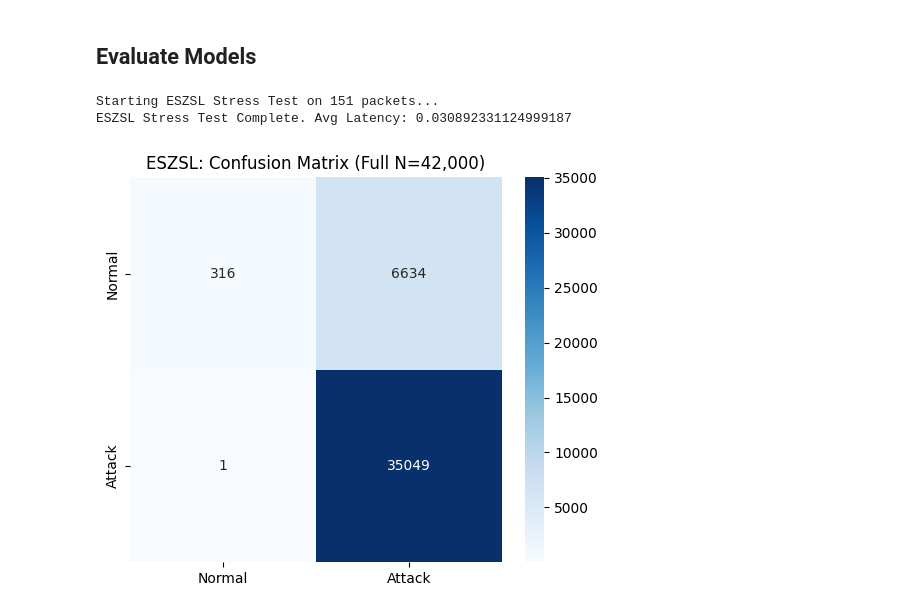
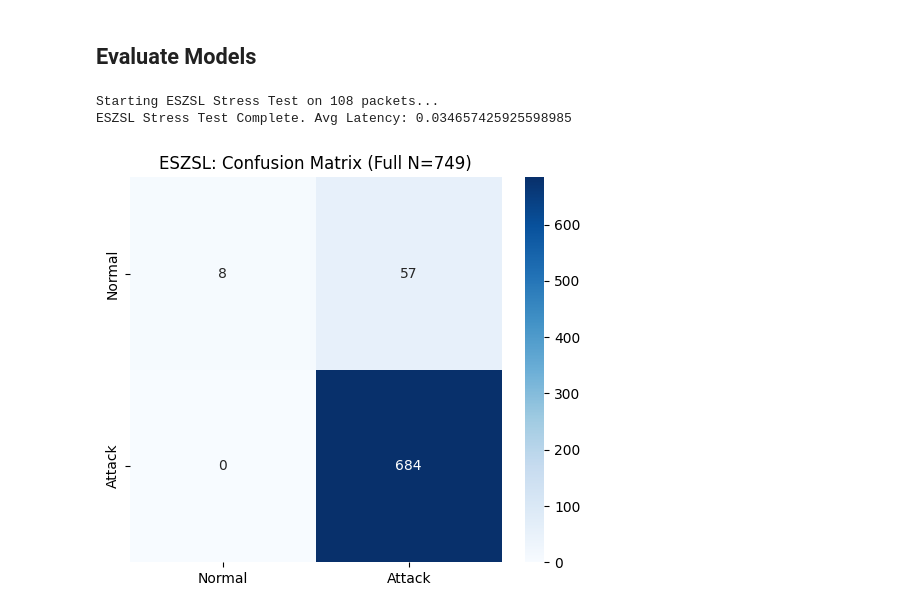
Before and after one commit to MohHaroon/XAI-based-ZSL-for-IIDS, a Jupyter notebook: Benchmark_ESZSL_ZDBERTa.ipynb, the cells around one changed output. Saved outputs shown, nothing was run; the diff lists cells and outputs as text; code cells hidden in the pictures.

```diff
--- a/Benchmark_ESZSL_ZDBERTa.ipynb
+++ b/Benchmark_ESZSL_ZDBERTa.ipynb
@@ -93,29 +181,32 @@ class ESZSL_IOT:
 # %%
+### UNR-IDD
+
 import numpy as np
 import pandas as pd
 from sklearn.preprocessing import LabelBinarizer
 
+labels = ['Overflow', 'Normal', 'PortScan', 'TCP-SYN', 'Blackhole', 'Diversion']
+
 # Updated Mapping for all categories
 id_to_name = {
     0.0: "Normal",
-    1.0: "DoS",
-    2.0: "DDoS",
-    3.0: "Port Scan",
-    4.0: "Fuzzing",
-    5.0: "OS Fingerprinting (Zero-Day)"
+    1.0: "TCP-SYN",
+    2.0: "PortScan",
+    3.0: "Overflow",
+    4.0: "Blackhole",
+    5.0: "Diversion"
 }
 
-# Update S_matrix with all 6 rows
 attributes_all = np.array([
-    [0, 0, 0, 0, 1], # 0.0
-    [1, 1, 0, 0, 0], # 1.0
-    [1, 1, 0, 0, 0], # 2.0
-    [0, 1, 1, 0, 0], # 3.0
-    [0, 0, 0, 1, 0], # 4.0
-    [0, 1, 1, 0, 1]  # 5.0
+    [0, 1, 0, 0], # 0.0: Normal (Steady duration, low pressure)
+    [1, 0, 1, 0], # 1.0: TCP-SYN (Rapid packet spikes, high table pressure)
+    [0, 0, 0, 1], # 2.0: PortScan (Low volume, but probing multiple paths)
+    [1, 1, 1, 0], # 3.0: Overflow (Extreme volume, fills flow table)
+    [1, 1, 0, 1], # 4.0: Blackhole (Traffic enters but doesn't exit - path anomaly)
+    [0, 1, 0, 1]  # 5.0: Diversion (Traffic redirected - path anomaly)
 ])
 
-S_matrix = pd.DataFrame(attributes_all, index=[0.0, 1.0, 2.0, 3.0, 4.0, 5.0])
+S_matrix = pd.DataFrame(attributes_all, index=range(6))
 
 # 2. Get the unique labels present in your training split
 seen_classes = np.unique(labels_train)
@@ -127,6 +218,4 @@ S_seen = S_matrix.loc[seen_classes].values
 # 4. Initialize and Train
 model_eszsl = ESZSL_IOT(alpha=2, gamma=2)
 model_eszsl.fit(data_train, labels_train, S_seen)
-
-S_matrix = pd.DataFrame(attributes_all, index=[0.0, 1.0, 2.0, 3.0, 4.0, 5.0])
 # %% [output]
@@ -256,7 +444,7 @@ def eszsl_balanced_stress_test(X_test, y_test, eszsl_model, S_matrix, n_instance
     plt.figure(figsize=(6, 5))
     sns.heatmap(cm_eszsl, annot=True, fmt='d', cmap='Blues',
                 xticklabels=['Normal', 'Attack'], yticklabels=['Normal', 'Attack'])
-    plt.title('ESZSL: Confusion Matrix (Full N=42,000)')
+    plt.title(f'ESZSL: Confusion Matrix (Full N={len(X_test)})')
     plt.savefig('ESZSL_42k_Confusion_Matrix.png')
 
     # 2. Identify Pools (50 each)
@@ -304,19 +507,28 @@ def eszsl_balanced_stress_test(X_test, y_test, eszsl_model, S_matrix, n_instance
+# %%
+#### UNR-IDD
+original_columns = ['Received Packets', 'Received Bytes', 'Sent Bytes', 'Sent Packets',
+       'Port alive Duration (S)', 'Delta Received Packets',
+       'Delta Received Bytes', 'Delta Sent Bytes', 'Delta Sent Packets',
+       'Delta Port alive Duration (S)', 'Connection Point', 'Total Load/Rate',
+       'Total Load/Latest', 'Unknown Load/Rate', 'Unknown Load/Latest',
+       'Latest bytes counter', 'Active Flow Entries', 'Packets Looked Up',
+       'Packets Matched']
 # %%
 # Assuming 'model_eszsl' is your trained ESZSL_IOT class
 data_test_pd = pd.DataFrame(data_test, columns=original_columns)
 eszsl_results_df = eszsl_balanced_stress_test(
     data_test_pd,
     labels_test,
     model_eszsl,
     S_matrix,
     n_instances=50
 )
 
 # Save for your final comparison
-eszsl_results_df.to_csv('ESZSL_Baseline_200_Results.csv', index=False)
+eszsl_results_df.to_csv('UNR-IDD_ESZSL_Baseline_200_Results.csv', index=False)
 print("ESZSL Stress Test Complete. Avg Latency:", eszsl_results_df['inf_ms'].mean())
 # %% [output]
-Starting ESZSL Stress Test on 151 packets...
-ESZSL Stress Test Complete. Avg Latency: 0.030892331124999187
+Starting ESZSL Stress Test on 108 packets...
+ESZSL Stress Test Complete. Avg Latency: 0.034657425925598985
-[figure, old version]
+[figure, new version]
 # %%
```
Also changed, not shown: parts of 17 cells of this notebook.
